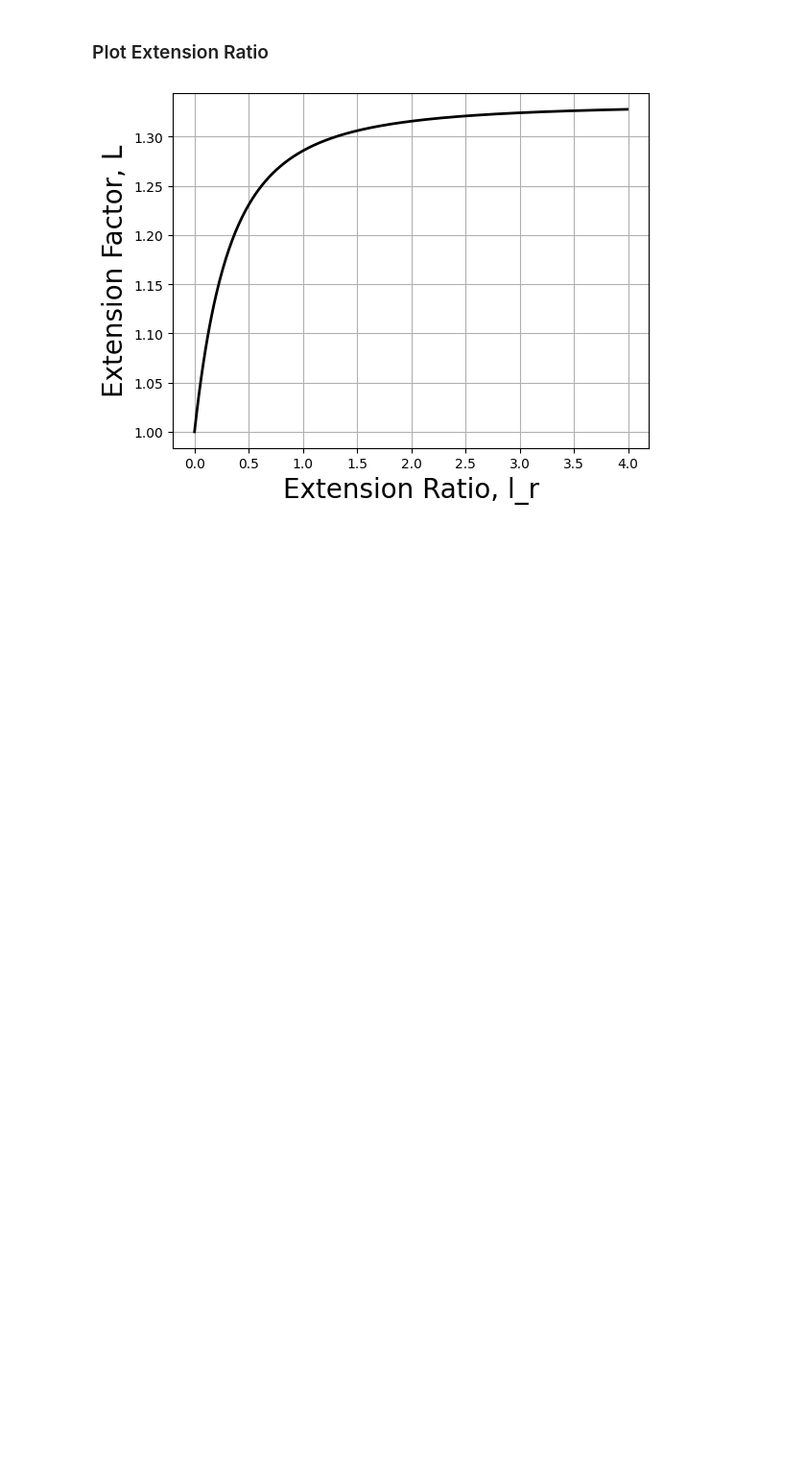
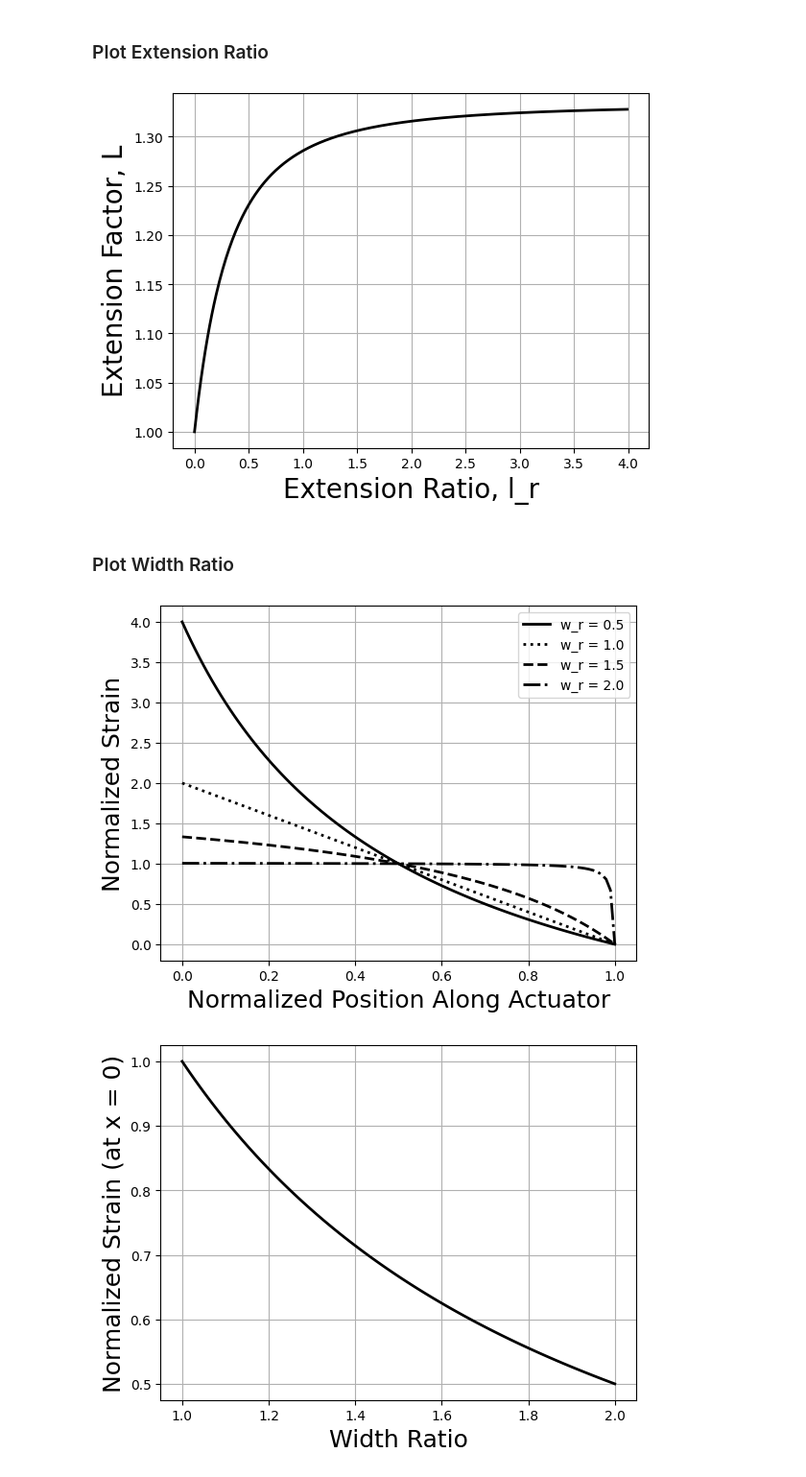
Before and after one commit to cmatchan/PZT_Actuator_Modeling, a Jupyter notebook: pzt_model.ipynb, the cells around one changed output. Shown: that part at 96% size. Saved outputs shown, nothing was run; the diff lists cells and outputs as text; code cells hidden in the pictures; blank space fills up the shorter version.

Commit message:
Added width ratio analysis plot

```diff
--- a/pzt_model.ipynb
+++ b/pzt_model.ipynb
@@ -653,3 +653,73 @@ plt.ylabel('Extension Factor, L', fontsize=20)
 plt.grid()
 # %% [output]
 [figure]
+# %% [markdown]
+### Plot Width Ratio
+# %%
+# Constants
+E = 200e9
+x = np.linspace(0, 10e-3, int(10e-3 / 1e-4) + 1)
+F = 100e-3
+l = 10e-3
+h = 200e-6
+wnom = 1e-3
+
+# For straight actuator
+wr = 1
+w = wnom * (2 * (1 - wr) * x / l + wr)
+I = w * h**3 / 12
+M = F * (l - x)
+epsilon_s = M / E / I * (h / 2)
+
+# For tapered actuator 1
+wr = 0.5
+w = wnom * (2 * (1 - wr) * x / l + wr)
+I = w * h**3 / 12
+M = F * (l - x)
+epsilon_t1 = M / E / I * (h / 2)
+
+# For tapered actuator 2
+wr = 1.5
+w = wnom * (2 * (1 - wr) * x / l + wr)
+I = w * h**3 / 12
+M = F * (l - x)
+epsilon_t2 = M / E / I * (h / 2)
+
+# For tapered actuator 3
+wr = 1.99
+w = wnom * (2 * (1 - wr) * x / l + wr)
+I = w * h**3 / 12
+M = F * (l - x)
+epsilon_t3 = M / E / I * (h / 2)
+
+# Normalize strains
+midstrain = np.median(epsilon_t2)
+epsilon_t3 /= midstrain
+epsilon_t2 /= midstrain
+epsilon_t1 /= midstrain
+epsilon_s /= midstrain
+
+# Plot normalized strain along actuator
+plt.figure(1)
+plt.plot(x / l, epsilon_t1, '-k', linewidth=2, label='w_r = 0.5')
+plt.plot(x / l, epsilon_s, ':k', linewidth=2, label='w_r = 1.0')
+plt.plot(x / l, epsilon_t2, '--k', linewidth=2, label='w_r = 1.5')
+plt.plot(x / l, epsilon_t3, '-.k', linewidth=2, label='w_r = 2.0')
+plt.ylabel('Normalized Strain', fontsize=18)
+plt.xlabel('Normalized Position Along Actuator', fontsize=18)
+plt.legend()
+plt.grid()
+plt.show()
+
+# Plot normalized strain at x = 0 vs width ratio
+wr = np.arange(1, 2.01, 0.01)
+epsilon = 1 / wr
+plt.figure(2)
+plt.plot(wr, epsilon / np.max(epsilon), 'k', linewidth=2)
+plt.ylabel('Normalized Strain (at x = 0)', fontsize=18)
+plt.xlabel('Width Ratio', fontsize=18)
+plt.grid()
+plt.show()
+# %% [output]
+[figure, added]
+[figure, added]
```
Also changed, not shown: parts of 2 cells of this notebook, 1 other file.
